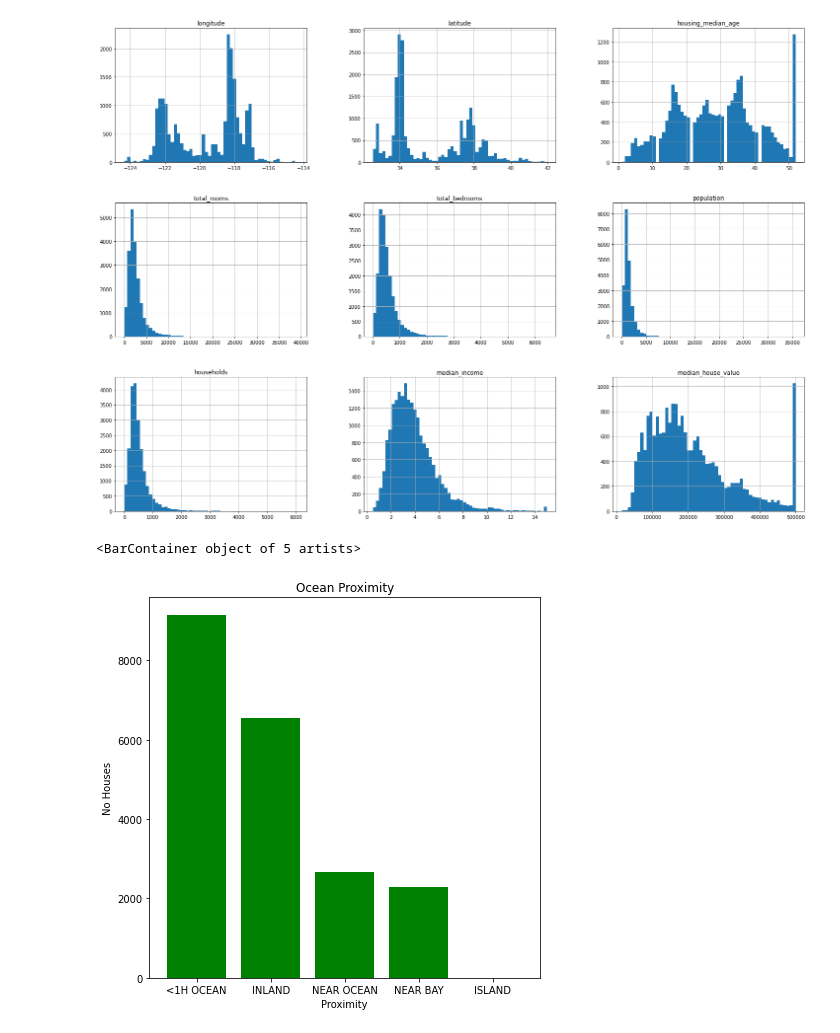
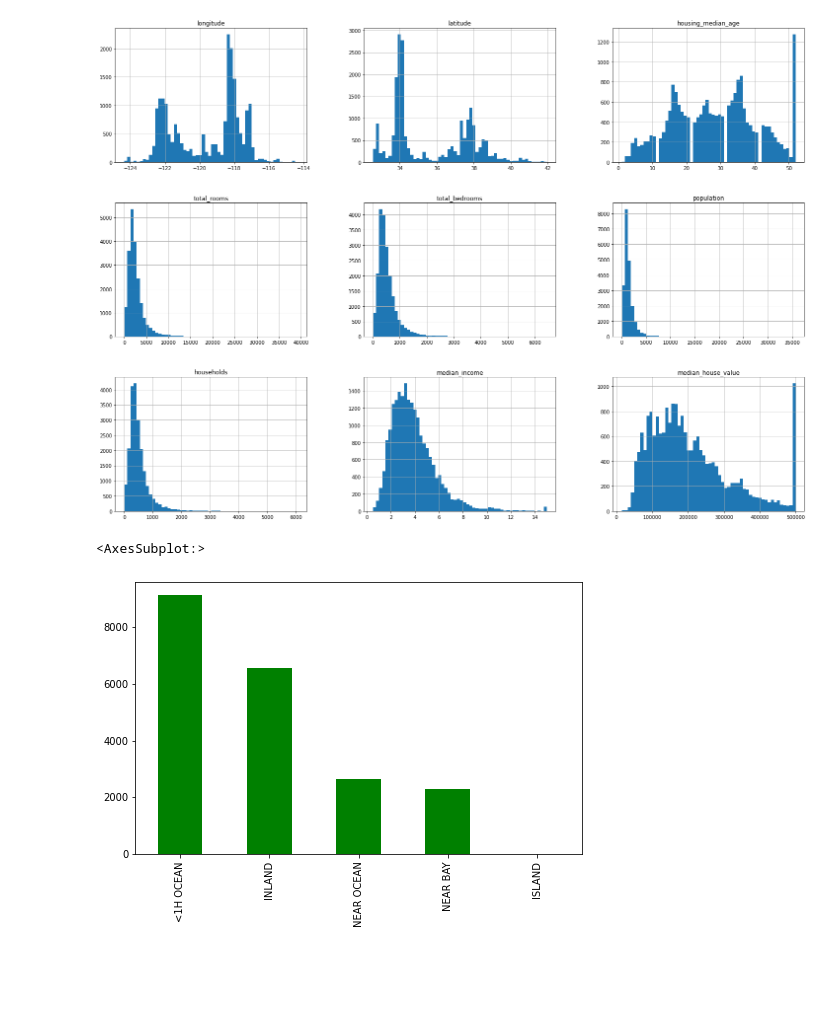
Before and after one commit to brandon-debruyn/project_machine_learning, a Jupyter notebook: california_housing_prices_1990/main.ipynb, the cells around one changed output. Cells and saved outputs as stored; diff of their text form; code cells hidden in the pictures; blank space fills up the shorter version.

```diff
--- a/california_housing_prices_1990/main.ipynb
+++ b/california_housing_prices_1990/main.ipynb
@@ -116,12 +116,8 @@ housing_data.hist(bins=56, figsize=(25, 18))
 plt.show()
 # %% [output]
 [figure]
-# %%
-fig, axs = plt.subplots(figsize=(7, 7))
-axs.set_title("Ocean Proximity")
-axs.set_ylabel("No Houses")
-axs.set_xlabel("Proximity")
-axs.bar(housing_data["ocean_proximity"].value_counts().index, housing_data["ocean_proximity"].value_counts(), color="green")
-# %% [output]
-<BarContainer object of 5 artists>
-[figure, removed]
+# %%
+housing_data["ocean_proximity"].value_counts().plot(kind="bar", figsize=(8,5), color="green")
+# %% [output]
+<AxesSubplot:>
+[figure, added]
```
Also changed, not shown: parts of 1 cell of this notebook.
